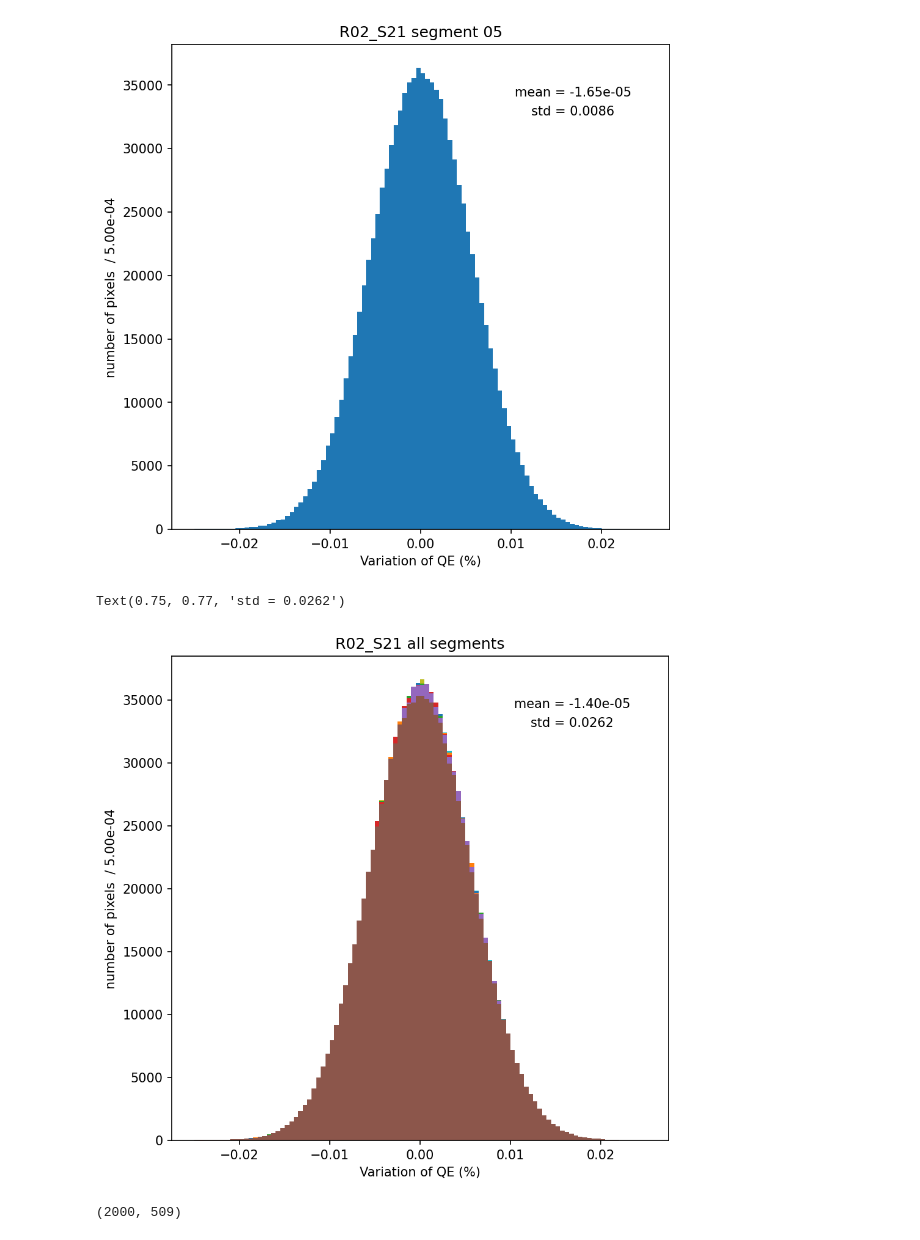
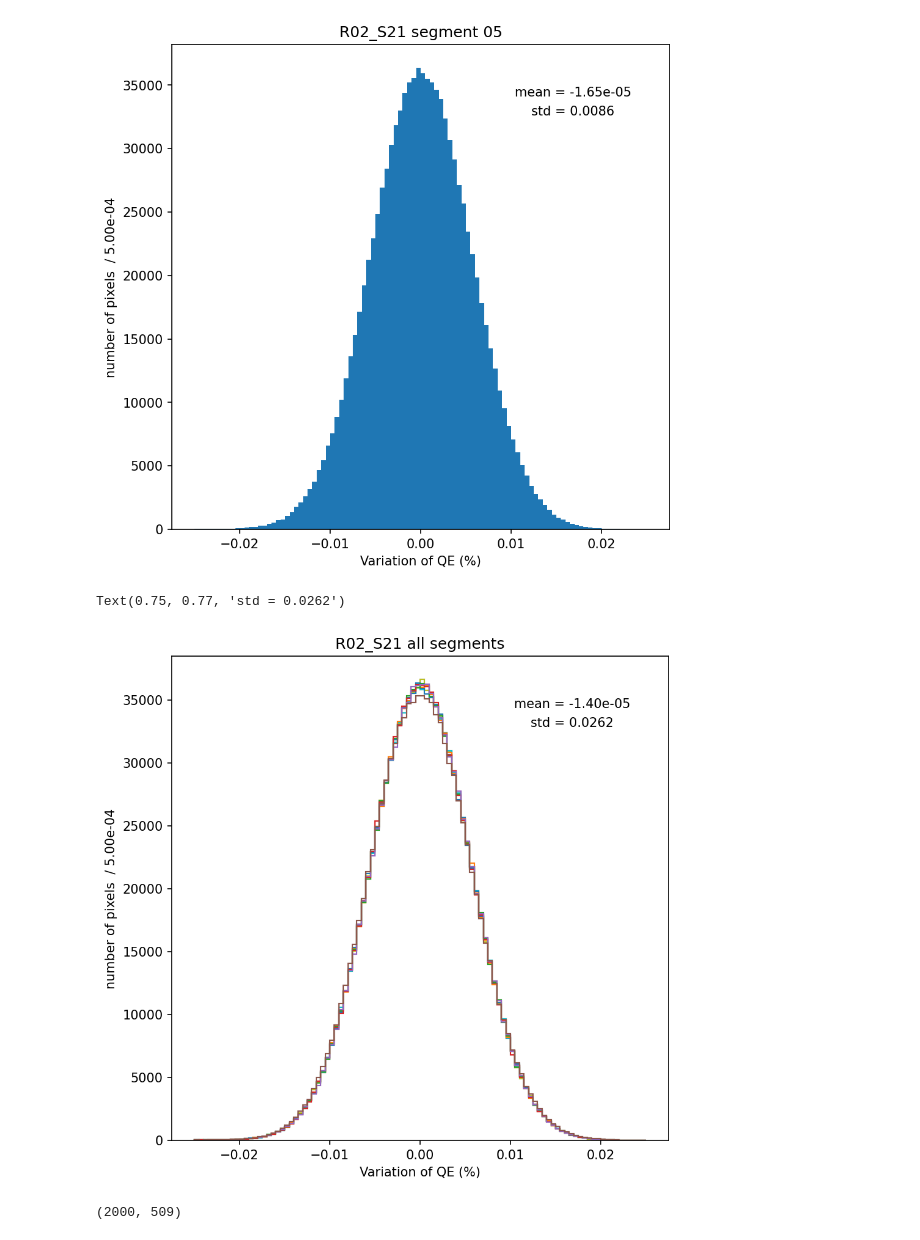
Before and after one commit to youtsumi/summer_research_2020, a Jupyter notebook: RED_full_sensor_flat.ipynb, the cells around one changed output. Drawn from its saved outputs; the diff is of its cells as text; code cells hidden in the pictures.

Commit message:
hist

```diff
--- a/RED_full_sensor_flat.ipynb
+++ b/RED_full_sensor_flat.ipynb
@@ -406,31 +406,31 @@ Text(0.75, 0.77, 'std = 0.0086')
 # %%
 
 fig, axs = pylab.subplots(figsize=(7,7),dpi=150)
 
 # which object/variable has the QE data for each pixel?
 mean = 0
 std = 0
 for i in range(16):
     if i < 8:
         x = (normedimg_bot[i] - red_bot[i]) / red_bot[i]
     else:
         x = (normedimg_bot[i +- columns] - red_bot[i - columns]) / red_bot[i - columns]
 
-    pylab.hist(x.flat, bins=bins)
+    pylab.hist(x.flat, bins=bins, histtype='step')
     pylab.xlabel("Variation of QE (%)")
     pylab.ylabel("number of pixels  / %.2e" % width)
     pylab.title('R02_S21 all segments')
     mean += x.mean()
     std += x.std()
 
 mean = mean.mean()
 std = std.mean()
 
 fig.text(0.75, 0.8, "mean = %.2e" % x.mean(), ha='center', fontsize=10)
 fig.text(0.75, 0.77, "std = " + str(round(x.std(),4)), ha ='center', fontsize=10)
 # %% [output]
 Text(0.75, 0.77, 'std = 0.0262')
-[figure, old version]
+[figure, new version]
 # %%
 normedimg_bot[2].shape
 # %% [output]
```
